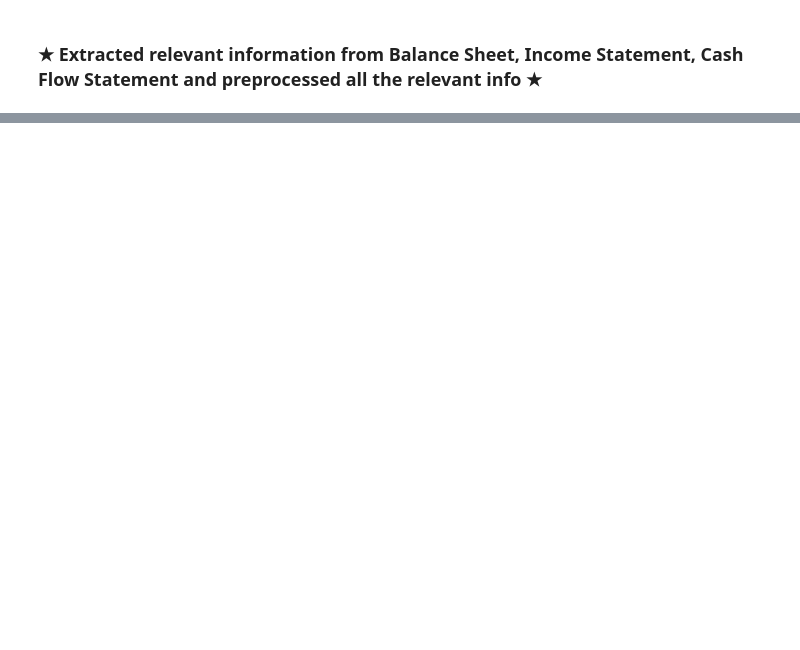
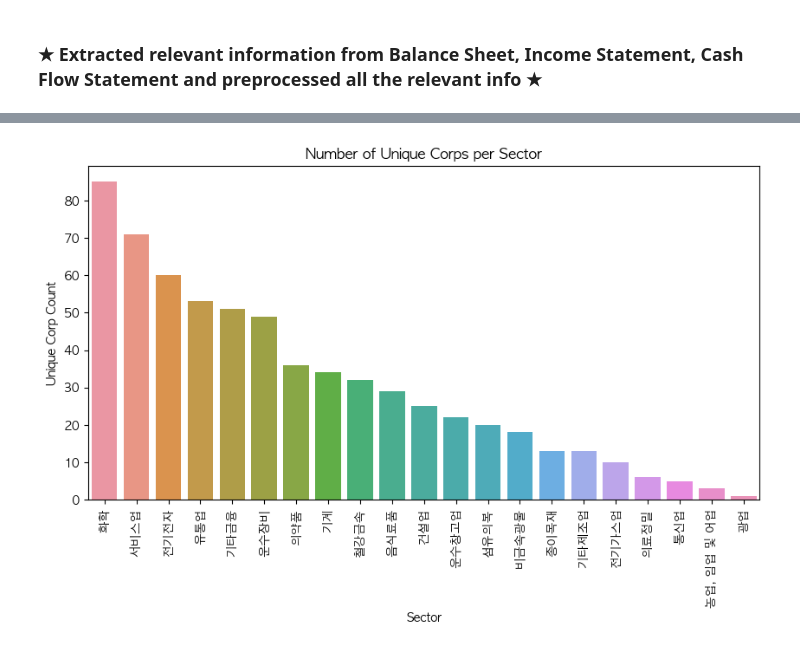
Before and after one commit to Biz-Insight/Biz-Insight, a Jupyter notebook: src/feature/preprocess.ipynb, the cells around one changed output, grey strips where cells are left out. Saved outputs shown, nothing was run; the diff lists cells and outputs as text; code cells hidden in the pictures; blank space fills up the shorter version.

```diff
--- a/src/feature/preprocess.ipynb
+++ b/src/feature/preprocess.ipynb
@@ -1623,0 +1741,17 @@ cnx.close()
+# %%
+import matplotlib
+matplotlib.rcParams["font.family"] = "AppleGothic"
+matplotlib.rcParams["axes.unicode_minus"] = False
+
+unique_corp_counts = feature_combined.groupby("sector")["corp"].nunique()
+sorted_unique_corp_counts = unique_corp_counts.sort_values(ascending=False)
+
+plt.figure(figsize=(10, 5))
+sns.barplot(x=sorted_unique_corp_counts.index, y=sorted_unique_corp_counts.values)
+plt.xlabel("Sector")
+plt.ylabel("Unique Corp Count")
+plt.title("Number of Unique Corps per Sector")
+plt.xticks(rotation=90)
+plt.show()
+# %% [output]
+[figure, added]
```
Also changed, not shown: parts of 18 cells of this notebook, 1 other file.
